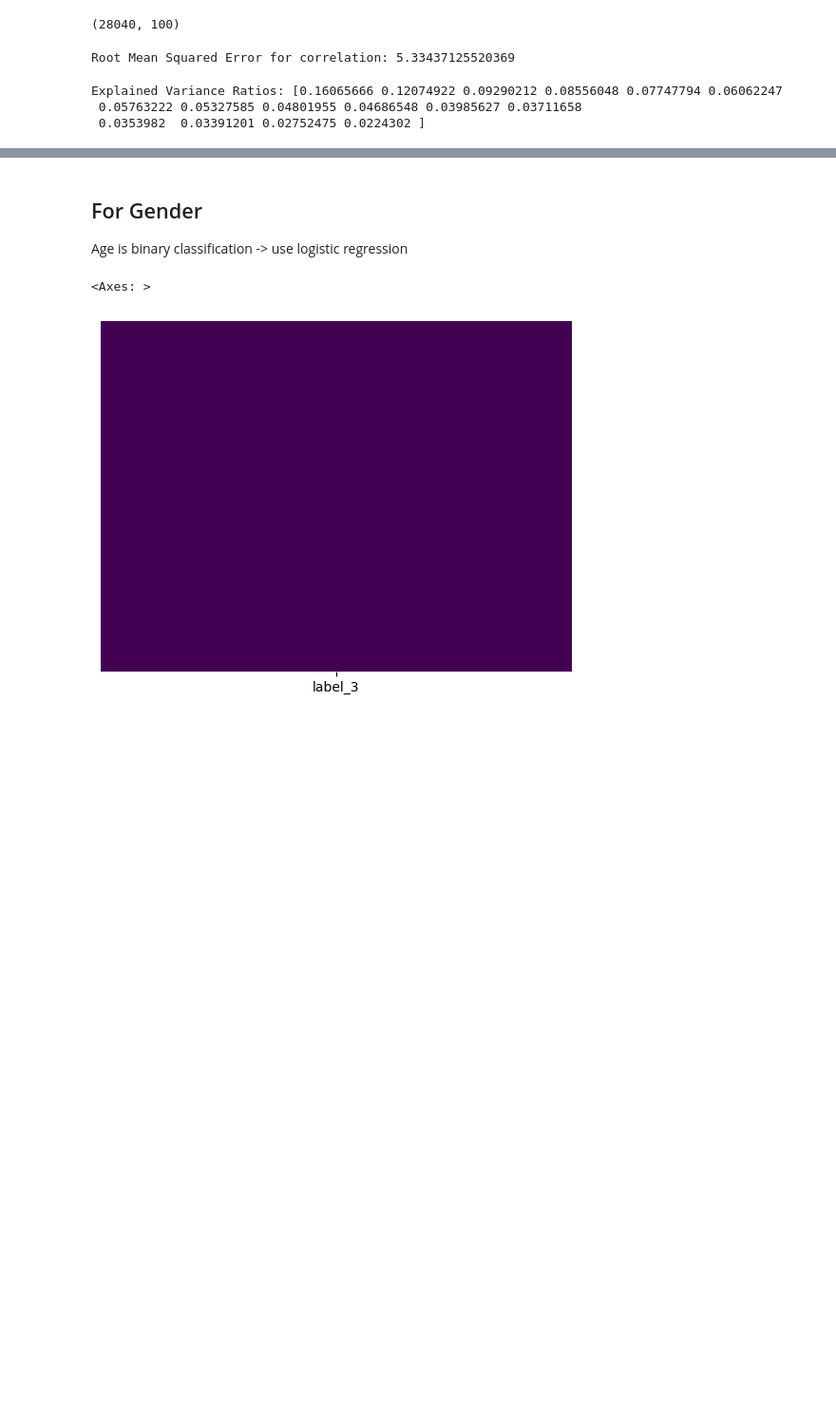
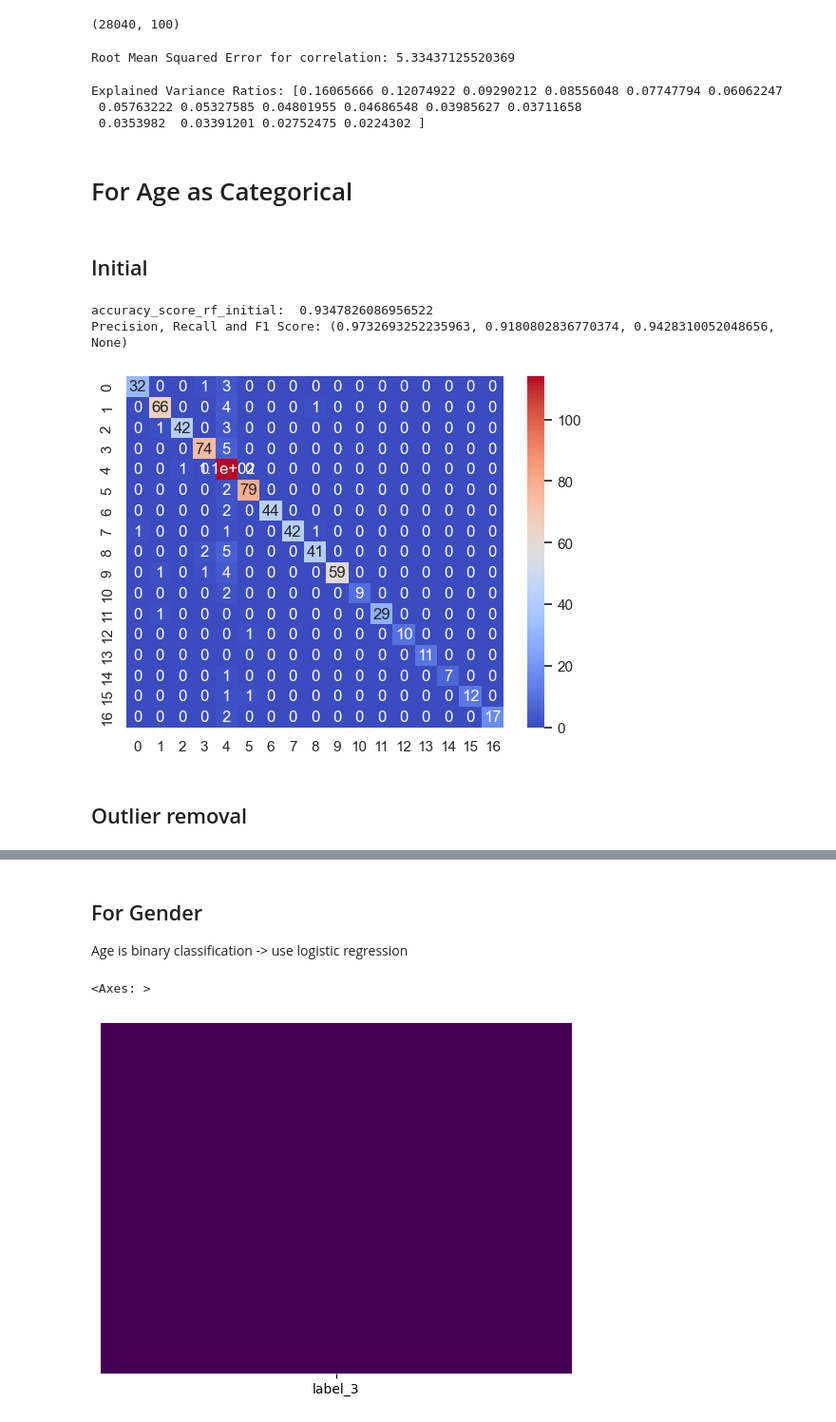
Before and after one commit to Tharusha-Lekamge/CS4622-ML-Labs, a Jupyter notebook: Lab01-Feature-Engineering/src/lab01.ipynb, the cells around one changed output, grey strips where cells are left out. Shown at 95% size. Cells and saved outputs as stored; diff of their text form; code cells hidden in the pictures; blank space fills up the shorter version.

```diff
--- a/Lab01-Feature-Engineering/src/lab01.ipynb
+++ b/Lab01-Feature-Engineering/src/lab01.ipynb
@@ -271,3 +292,30 @@ print("Explained Variance Ratios:", explained_variance_ratios)
 Explained Variance Ratios: [0.16065666 0.12074922 0.09290212 0.08556048 0.07747794 0.06062247
  0.05763222 0.05327585 0.04801955 0.04686548 0.03985627 0.03711658
  0.0353982  0.03391201 0.02752475 0.0224302 ]
+# %% [markdown]
+# For Age as Categorical
+# %%
+# Handling NaN values in the age
+# Combine X and y into a single DataFrame
+from sklearn.preprocessing import LabelEncoder
+
+age_data_train_cat = pd.concat([x_train_scaled, age_train], axis=1)
+age_data_valid_cat = pd.concat([x_valid_scaled, age_valid], axis=1)
+
+# Remove rows with null values
+age_data_cleaned_train_cat = age_data_train_cat.dropna()
+age_data_cleaned_valid_cat = age_data_valid_cat.dropna()
+
+# Separate X and y again
+age_x_train_cat = age_data_cleaned_train_cat.drop(columns=["label_2"])
+age_y_train_cat = age_data_cleaned_train_cat["label_2"]
+age_x_valid_cat = age_data_cleaned_valid_cat.drop(columns=["label_2"])
+age_y_valid_cat = age_data_cleaned_valid_cat["label_2"].to_frame()
+
+# encode age_y_train_cat as categorical
+
+label_encoder = LabelEncoder()
+age_y_train_cat_encoded = label_encoder.fit_transform(age_y_train_cat)
+age_y_valid_cat_encoded = label_encoder.transform(age_y_valid_cat)
+# %% [markdown]
+## Initial
@@ -273,0 +327,28 @@ Explained Variance Ratios: [0.16065666 0.12074922 0.09290212 0.08556048 0.077477
+# %%
+# Make predictions on the test data
+y_pred_rf_initial = rf_model.predict(age_x_valid_cat)
+
+# get accuracy score
+accuracy_score_rf_initial = accuracy_score(
+    age_y_valid_cat_encoded, y_pred_rf_initial)
+print("accuracy_score_rf_initial: ", accuracy_score_rf_initial)
+
+# Get confusion matrix
+confusion_matrix_rf_initial = confusion_matrix(
+    age_y_valid_cat_encoded, y_pred_rf_initial
+)
+
+# plot confusion matrix
+sns.heatmap(confusion_matrix_rf_initial, annot=True, cmap="coolwarm")
+
+# get precision, recall and f1 score
+precision_recall_fscore_rf_initial = precision_recall_fscore_support(
+    age_y_valid_cat_encoded, y_pred_rf_initial, average="macro"
+)
+print("Precision, Recall and F1 Score:", precision_recall_fscore_rf_initial)
+# %% [output]
+accuracy_score_rf_initial:  0.9347826086956522
+Precision, Recall and F1 Score: (0.9732693252235963, 0.9180802836770374, 0.9428310052048656, None)
+[figure, added]
+# %% [markdown]
+## Outlier removal
```
Also changed, not shown: parts of 37 cells of this notebook.
